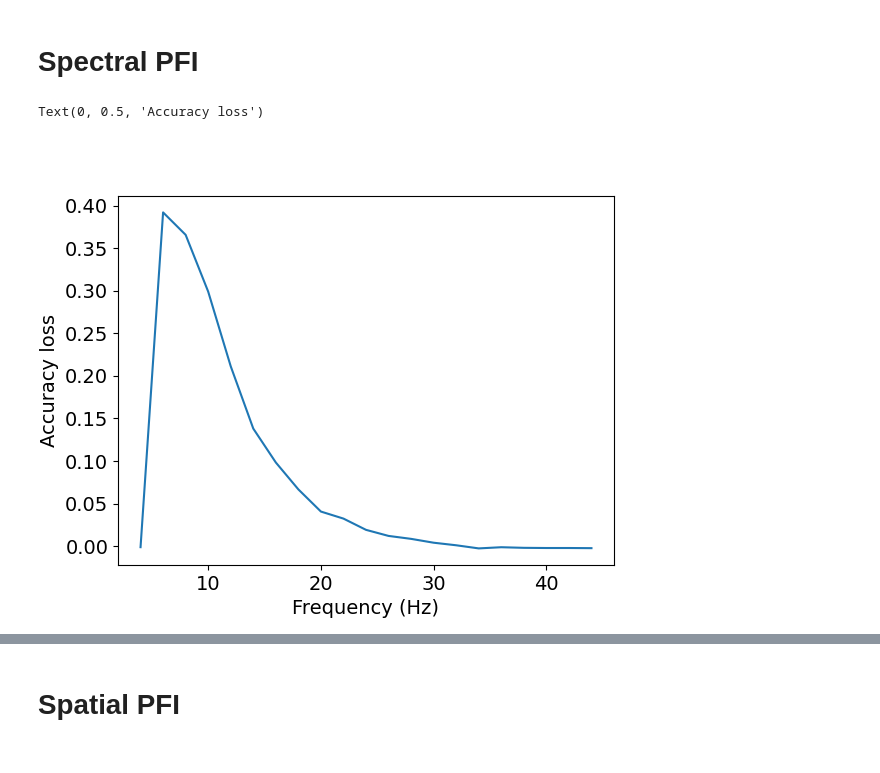
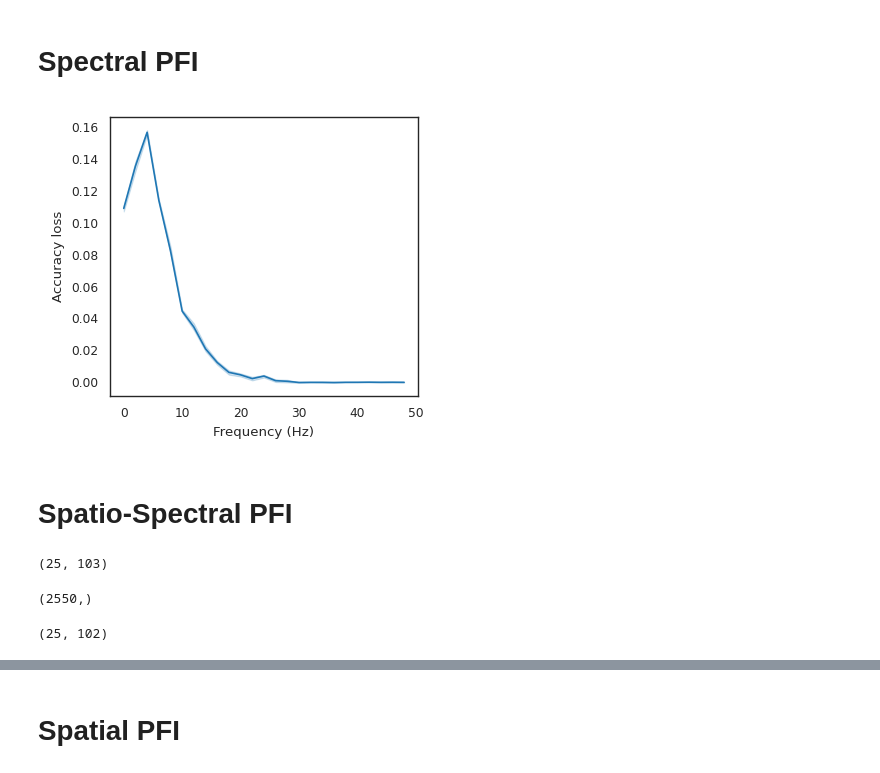
Before and after one commit to ricsinaruto/MEG-transfer-decoding, a Jupyter notebook: notebooks/mvpa_paper.ipynb, the cells around one changed output, grey strips where cells are left out. Drawn from its saved outputs; the diff is of its cells as text; code cells hidden in the pictures.

```diff
--- a/notebooks/mvpa_paper.ipynb
+++ b/notebooks/mvpa_paper.ipynb
@@ -6,6 +6,7 @@ import matplotlib
 import mne
 import pickle
 import seaborn as sns
+from scipy.signal import stft
 from scipy.fft import fft, fftfreq, ifft
 import pandas as pd
 from scipy import stats
@@ -14,7 +15,7 @@ from statannotations.Annotator import Annotator
 import matplotlib.animation as animation
 from matplotlib import patches
 
-plt.rcParams.update({'font.size': 14})
+plt.rcParams.update({'font.size': 11})
 # %%
 # get the rgb code of orange in matplotlib
 orange = matplotlib.colors.to_rgb('orange')
@@ -40,8 +41,4 @@ Ready.
 Reading 0 ... 232999  =      0.000 ...   232.999 secs...
 # %% [markdown]
 # Pairwise comparison
-# %%
-df = pd.read_csv('pairwise_replay.txt', sep="\t", header=0)
-df = df.stack().reset_index()
-df = df.rename(columns={'level_0': 'subject', 'level_1': 'model', 0: 'Validation accuracy'})
 # %%
@@ -160,0 +213,2 @@ evoked.plot_topomap(times=times,
+# %%
+f, t, data = stft(np.random.rand(3,50), fs=100, window='hamming', nperseg=10, noverlap=9, boundary=None)
@@ -163,31 +305,60 @@ evoked.plot_topomap(times=times,
 # %%
 %matplotlib widget
 
-hw = 2
-subs = 4
+hw = 0
+subs = 15
 paths = ldapath = [os.path.join(
     '..', 'results', 'cichy_epoched',
     'lda25hz_noshuffle_conv80', 'subj' + str(i),
-    'PFIfreq_hw2', 'val_loss_PFIfreqs4.npy') for i in range(subs)]
+    'PFIfreq', 'val_loss_PFIfreqs0.npy') for i in range(subs)]
 
 xf = fftfreq(50, 1/100)[:50//2]
 xf = xf[hw:50//2-hw]
 xf = np.round(xf)
 
 pfi_full = []
 for path in paths:
     pfi = np.load(open(path, 'rb'))
     pfi = pfi[0, 0] - pfi[:, 1:]
 
     pfi_full.append(pfi)
 
-pfi = np.mean(np.array(pfi_full), axis=(0, 1))
+pfi = np.mean(np.array(pfi_full), axis=(0))
 
-sns.lineplot(x=xf, y=pfi)
+
+values = []
+freqs = []
+
+for i in range(pfi.shape[0]):
+    values.extend(pfi[i])
+    freqs.extend(xf)
+
+# create df for plotting
+df = pd.DataFrame({'Accuracy loss': values, 'Frequency (Hz)': freqs})
+fig, ax = plt.subplots(figsize=(4, 3.5))
+# plot
+sns.lineplot(data=df, x='Frequency (Hz)', y='Accuracy loss', ax=ax)
+
 
 # add axis labels
 plt.xlabel('Frequency (Hz)')
 plt.ylabel('Accuracy loss')
+
+plt.tight_layout()
+plt.savefig('mvpa_figures/cichy118_spectralPFI.pdf', format='pdf', bbox_inches='tight')
 # %% [output]
-Text(0, 0.5, 'Accuracy loss')
-[figure, old version]
+[figure, new version]
+# %% [markdown]
+# Spatio-Spectral PFI
+# %%
+pfi.shape
+# %% [output]
+(25, 103)
+# %%
+xf.shape
+# %% [output]
+(2550,)
+# %%
+pfi.shape
+# %% [output]
+(25, 102)
```
Also changed, not shown: parts of 30 cells of this notebook, 8 other files.
